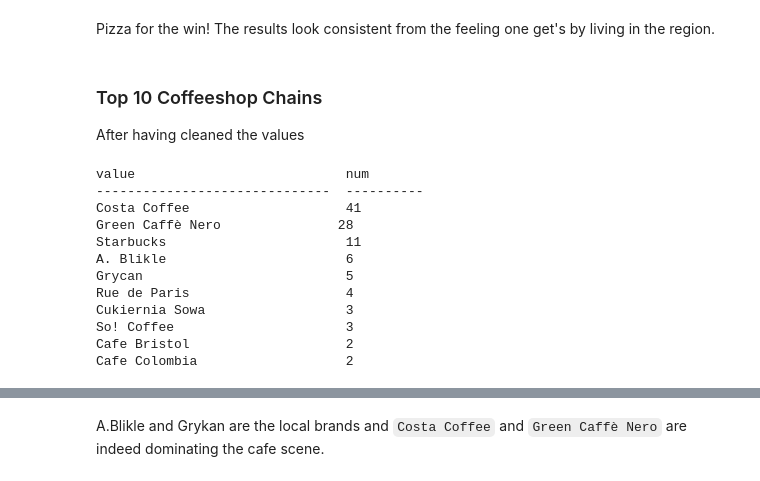
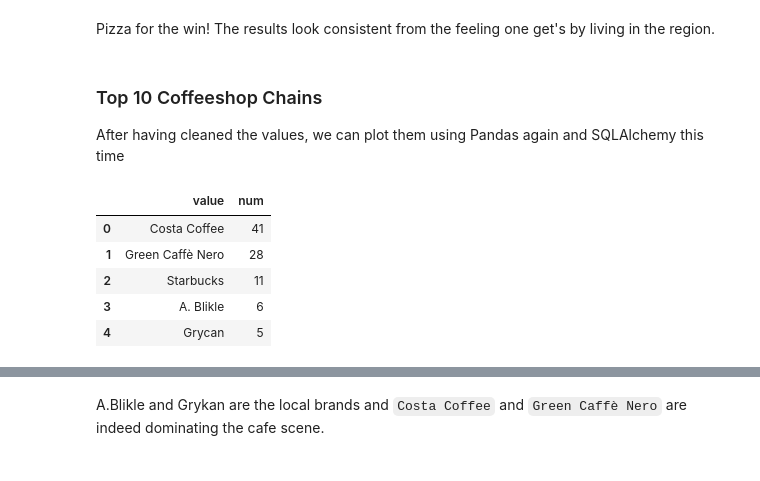
Before and after one commit to jkarakas/Wrangle-OpenStreetMaps-Data-with-SQL, a Jupyter notebook: report_viz.ipynb, the cells around one changed output, grey strips where cells are left out. Drawn from its saved outputs; the diff is of its cells as text; code cells hidden in the pictures.

```diff
--- a/report_viz.ipynb
+++ b/report_viz.ipynb
@@ -435,4 +433,5 @@ LIMIT 10;
 Pizza for the win! The results look consistent from the feeling one get's by living in the region.
 # %% [markdown]
 ### Top 10 Coffeeshop Chains
-After having cleaned the values
+
+After having cleaned the values, we can plot them using Pandas again and SQLAlchemy this time
@@ -439,5 +442,5 @@ After having cleaned the values
 # %%
-SELECT a.value, COUNT(*) as num
+df = pd.read_sql("""SELECT a.value, COUNT(*) as num
 FROM (SELECT * FROM nodes_tags UNION ALL SELECT * FROM ways_tags) as a
       JOIN
      (SELECT DISTINCT(id) FROM nodes_tags WHERE nodes_tags.value='cafe'
@@ -451,18 +454,13 @@ FROM (SELECT * FROM nodes_tags UNION ALL SELECT * FROM ways_tags) as a
       ON a.id=c.id
 WHERE a.key='name'
 GROUP BY a.value
-ORDER BY num DESC
-LIMIT 10;
+ORDER BY num DESC""", engine)
-# %% [output]
-value                           num
-------------------------------  ----------
-Costa Coffee                    41
-Green Caffè Nero               28
-Starbucks                       11
-A. Blikle                       6
-Grycan                          5
-Rue de Paris                    4
-Cukiernia Sowa                  3
-So! Coffee                      3
-Cafe Bristol                    2
-Cafe Colombia                   2
+# %%
+df.head()
+# %% [output]
+|  | value | num |
+| 0 | Costa Coffee | 41 |
+| 1 | Green Caffè Nero | 28 |
+| 2 | Starbucks | 11 |
+| 3 | A. Blikle | 6 |
+| 4 | Grycan | 5 |
```
Also changed, not shown: parts of 9 cells of this notebook, 1 other file.
